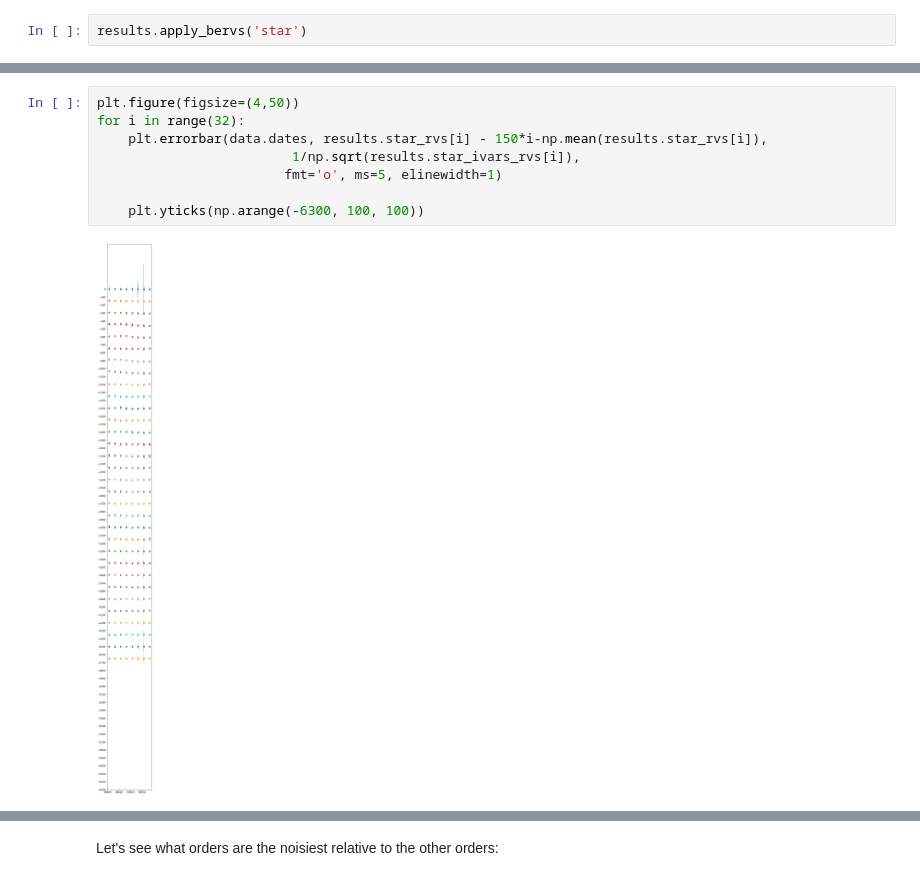
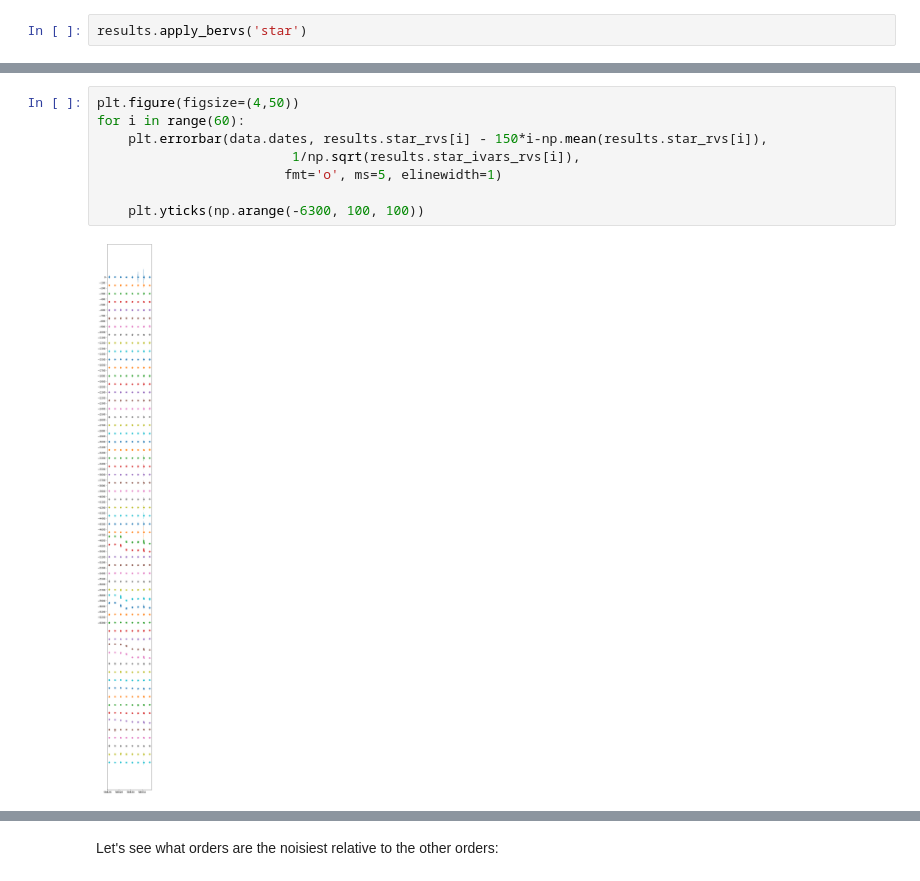
Before and after one commit to andrewjjolly/wobble, a Jupyter notebook: notebooks/MAROON-X_demo.ipynb, the cells around one changed output, grey strips where cells are left out. Drawn from its saved outputs; the diff is of its cells as text.

```diff
--- a/notebooks/MAROON-X_demo.ipynb
+++ b/notebooks/MAROON-X_demo.ipynb
@@ -185,14 +211,14 @@ array([-16145.05, -16145.05, -16145.05, -16182.18, -16182.18, -16182.18,
        -18652.86, -18652.86, -18652.86])
 # %%
 plt.figure(figsize=(4,50))
-for i in range(32):
+for i in range(60):
     plt.errorbar(data.dates, results.star_rvs[i] - 150*i-np.mean(results.star_rvs[i]),
                          1/np.sqrt(results.star_ivars_rvs[i]),
                         fmt='o', ms=5, elinewidth=1)
 
     plt.yticks(np.arange(-6300, 100, 100))
 # %% [output]
-[figure, old version]
+[figure, new version]
 # %%
 plt.plot(results.star_template_xs[42],results.star_template_ys[42])
 # %% [output]
```
Also changed, not shown: parts of 18 cells of this notebook.
